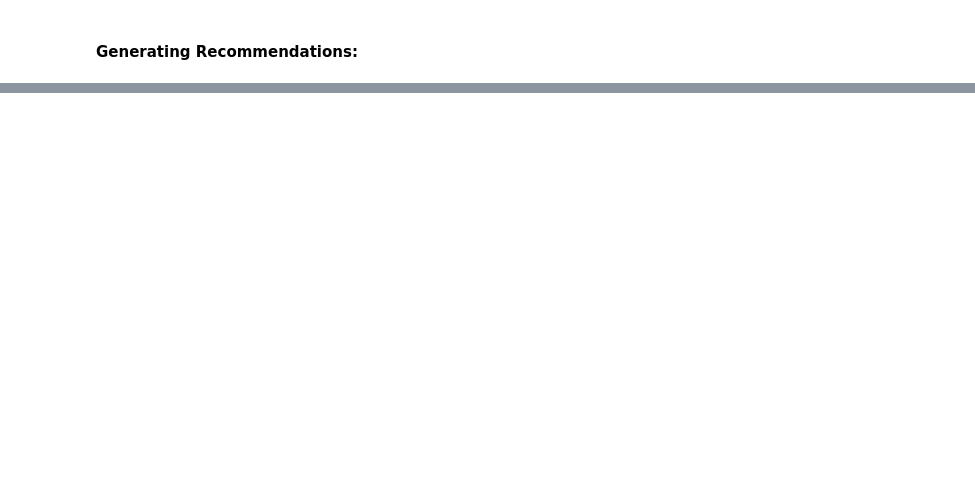
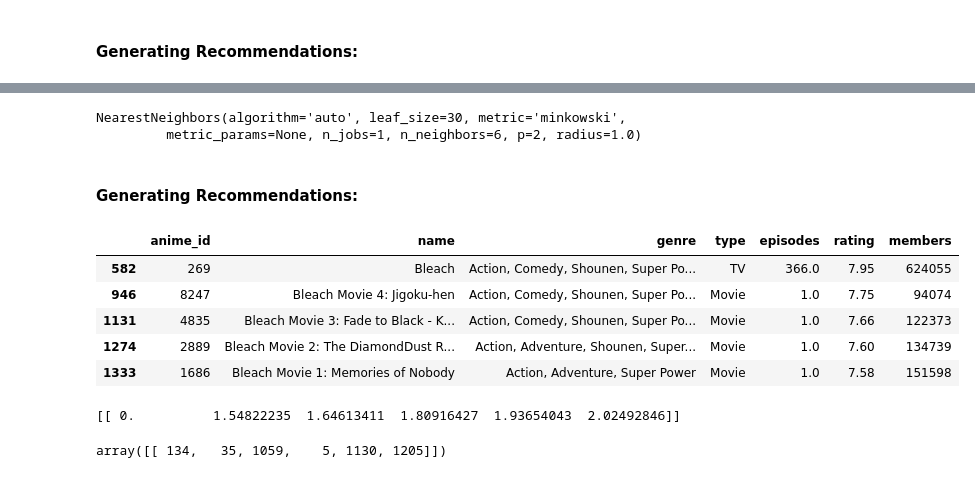
Before and after one commit to faisal-ali472/data-science, a Jupyter notebook: Anime Recommendation System/Anime Recommendation System.ipynb, the cells around one changed output, grey strips where cells are left out. Cells and saved outputs as stored; diff of their text form; code cells hidden in the pictures; blank space fills up the shorter version.

Commit message:
ARS v1.1
- Content organization
- Neighborhood based Filtering updated (Collaborative Filtering)

```diff
--- a/Anime Recommendation System/Anime Recommendation System.ipynb
+++ b/Anime Recommendation System/Anime Recommendation System.ipynb
@@ -203,16 +210,0 @@ ax.set(ylabel='Genre',xlabel="Anime Count")
-# %%
-# creating user data for analysis
-user_data = pd.DataFrame()
-user_data['anime_w'] = rating.groupby(by='user_id')['rating'].count()
-user_data['anime_r'] = rating[rating.rating > 0].groupby(by='user_id')['rating'].count()
-user_data['anime_nr'] = user_data['anime_w'] - user_data['anime_r']
-
-# cleaning rating.csv
-# removing outlier from rating.csv
-# user_id = 48766 is an outlier which can be observed by plotting graph b/w anime_watch and anime_rated.
-# rating by this user are not useful
-rating = rating[rating['user_id'] != 48766]
-rating = rating[rating.rating > 0]
-
-
-user_data.corr()
@@ -257,7 +225,3 @@ from sklearn.feature_extraction.text import CountVectorizer
 
 vectorizer = CountVectorizer(min_df=1)
 name_vec = list(vectorizer.fit_transform(anime['name']).toarray())
-# %%
-# remove entries with rating -1
-rating = rating[rating.rating != -1]
-rating.head()
@@ -591,12 +611,44 @@ Bungou Stray Dogs
 # %%
-from sklearn.preprocessing import StandardScaler
-# user-user similarity based on ratings
-from sklearn.metrics.pairwise import cosine_similarity
-#from sklearn.metrics import jaccard_similarity_score
+# item-item similarity based on ratings
 from sklearn.neighbors import NearestNeighbors
 
-nbrs = NearestNeighbors(n_neighbors=5)
-nbrs.fit(rating_sparse)
-
-
-distances, indices = nbrs.kneighbors(rating_sparse)
+nbrs = NearestNeighbors(n_neighbors=6)
+nbrs.fit(item_similarity_sparse)
+# %% [output]
+NearestNeighbors(algorithm='auto', leaf_size=30, metric='minkowski',
+         metric_params=None, n_jobs=1, n_neighbors=6, p=2, radius=1.0)
+# %% [markdown]
+#### Generating Recommendations:
+# %%
+# search anime to get recommendations for
+anime_name = "Blea"
+
+# display related titles (that also exist in ratings)
+anime[(anime.name.str.contains(anime_name)) & anime.anime_id.isin(rating.anime_id.unique().tolist())].head()
+# %% [output]
+|  | anime_id | name | genre | type | episodes | rating | members |
+| 582 | 269 | Bleach | Action, Comedy, Shounen, Super Po... | TV | 366.0 | 7.95 | 624055 |
+| 946 | 8247 | Bleach Movie 4: Jigoku-hen | Action, Comedy, Shounen, Super Po... | Movie | 1.0 | 7.75 | 94074 |
+| 1131 | 4835 | Bleach Movie 3: Fade to Black - K... | Action, Comedy, Shounen, Super Po... | Movie | 1.0 | 7.66 | 122373 |
+| 1274 | 2889 | Bleach Movie 2: The DiamondDust R... | Action, Adventure, Shounen, Super... | Movie | 1.0 | 7.60 | 134739 |
+| 1333 | 1686 | Bleach Movie 1: Memories of Nobody | Action, Adventure, Super Power | Movie | 1.0 | 7.58 | 151598 |
+# %%
+# calc. and display nearest neighbor of anime_id
+
+# Set anime_id to get distances and indices
+anime_id = 269
+# Angel Beats! 6547
+
+# get similarity col/row index from anime name
+similarity_col_id = anime_cc[rating[rating.anime_id == anime_id].index[0]]
+
+# find nearest neighbors
+distances, indices = nbrs.kneighbors(item_similarity_sparse[similarity_col_id])
+
+# print indices and their distances
+# first match is anime itself
+print(distances)
+indices
+# %% [output]
+[[ 0.          1.54822235  1.64613411  1.80916427  1.93654043  2.02492846]]
+array([[ 134,   35, 1059,    5, 1130, 1205]])
```
Also changed, not shown: parts of 33 cells of this notebook.
